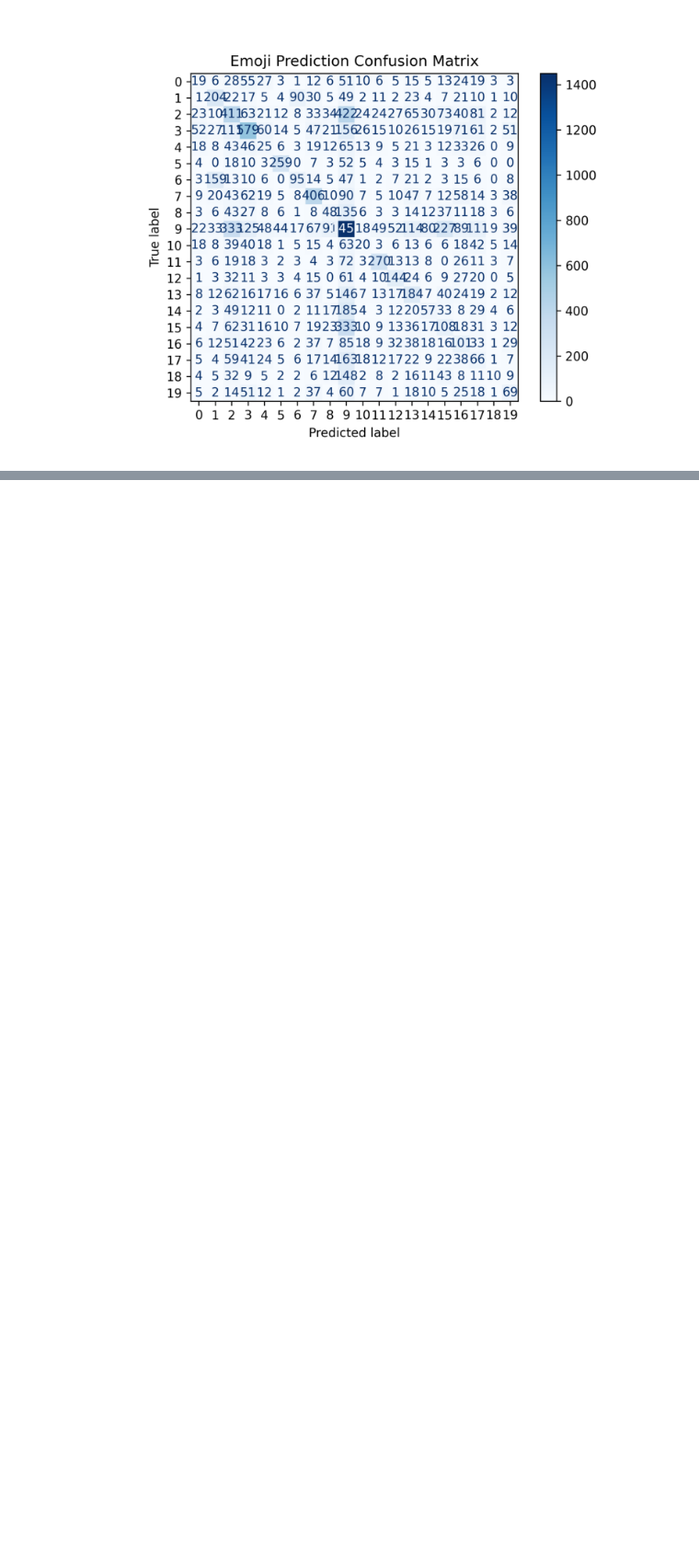
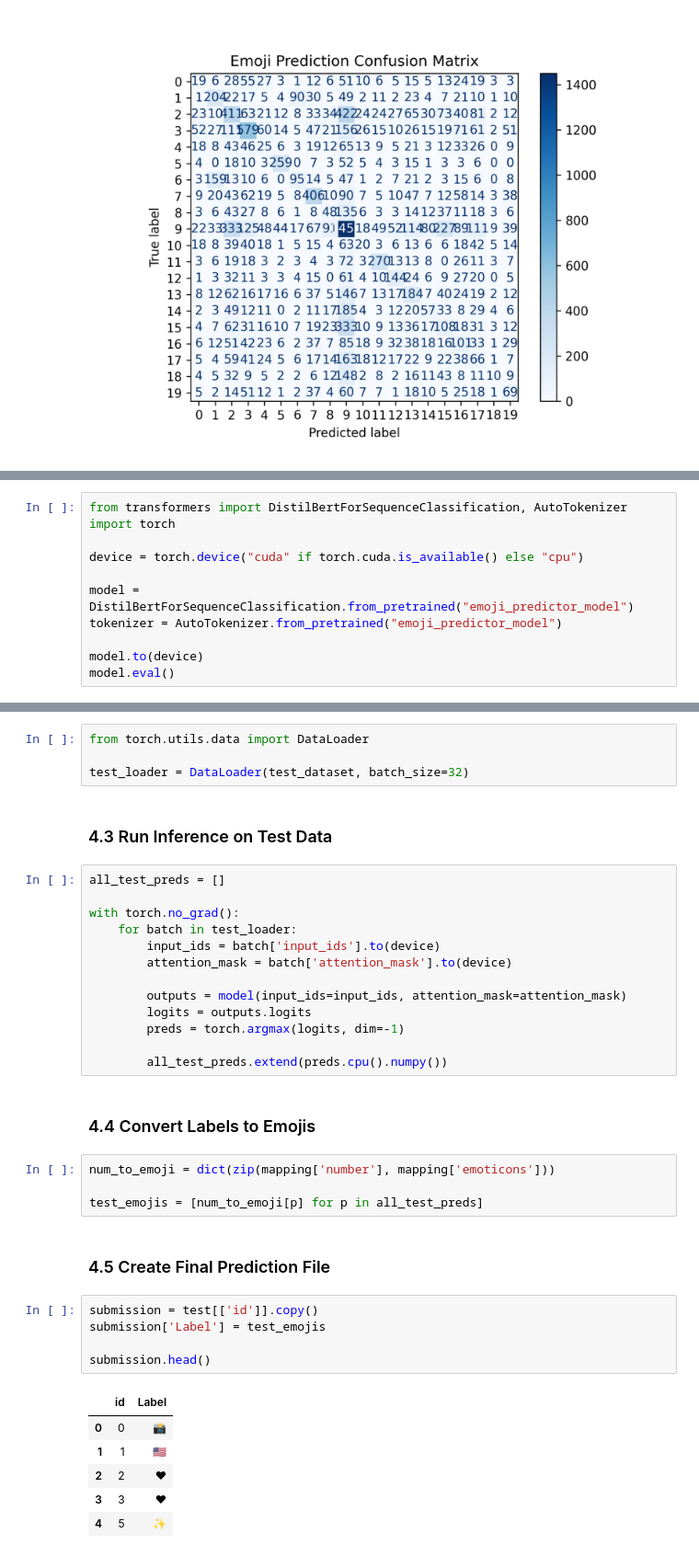
Before and after one commit to zubair-ui/Twitter-Emoji-Prediction, a Jupyter notebook: twitter-emoji-prediction.ipynb, the cells around one changed output, grey strips where cells are left out. Shown at 92% size. Saved outputs shown, nothing was run; the diff lists cells and outputs as text; blank space fills up the shorter version.

Commit message:
Predictions on Test Set Complete

```diff
--- a/twitter-emoji-prediction.ipynb
+++ b/twitter-emoji-prediction.ipynb
@@ -354,0 +359,11 @@ plt.close()
+# %%
+from transformers import DistilBertForSequenceClassification, AutoTokenizer
+import torch
+
+device = torch.device("cuda" if torch.cuda.is_available() else "cpu")
+
+model = DistilBertForSequenceClassification.from_pretrained("emoji_predictor_model")
+tokenizer = AutoTokenizer.from_pretrained("emoji_predictor_model")
+
+model.to(device)
+model.eval()
@@ -354,0 +390,39 @@ plt.close()
+# %%
+from torch.utils.data import DataLoader
+
+test_loader = DataLoader(test_dataset, batch_size=32)
+# %% [markdown]
+### 4.3 Run Inference on Test Data
+# %%
+all_test_preds = []
+
+with torch.no_grad():
+    for batch in test_loader:
+        input_ids = batch['input_ids'].to(device)
+        attention_mask = batch['attention_mask'].to(device)
+
+        outputs = model(input_ids=input_ids, attention_mask=attention_mask)
+        logits = outputs.logits
+        preds = torch.argmax(logits, dim=-1)
+
+        all_test_preds.extend(preds.cpu().numpy())
+# %% [markdown]
+### 4.4 Convert Labels to Emojis
+# %%
+num_to_emoji = dict(zip(mapping['number'], mapping['emoticons']))
+
+test_emojis = [num_to_emoji[p] for p in all_test_preds]
+# %% [markdown]
+### 4.5 Create Final Prediction File
+# %%
+submission = test[['id']].copy()
+submission['Label'] = test_emojis
+
+submission.head()
+# %% [output]
+|  | id | Label |
+| 0 | 0 | 📸 |
+| 1 | 1 | 🇺🇸 |
+| 2 | 2 | ❤ |
+| 3 | 3 | ❤ |
+| 4 | 5 | ✨ |
```
Also changed, not shown: parts of 5 cells of this notebook.
